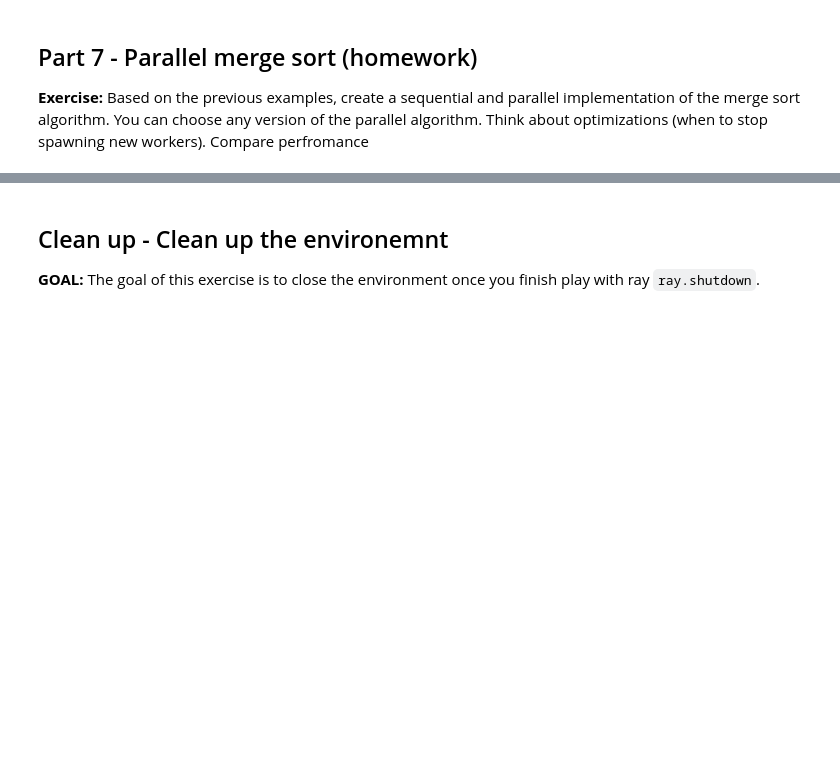
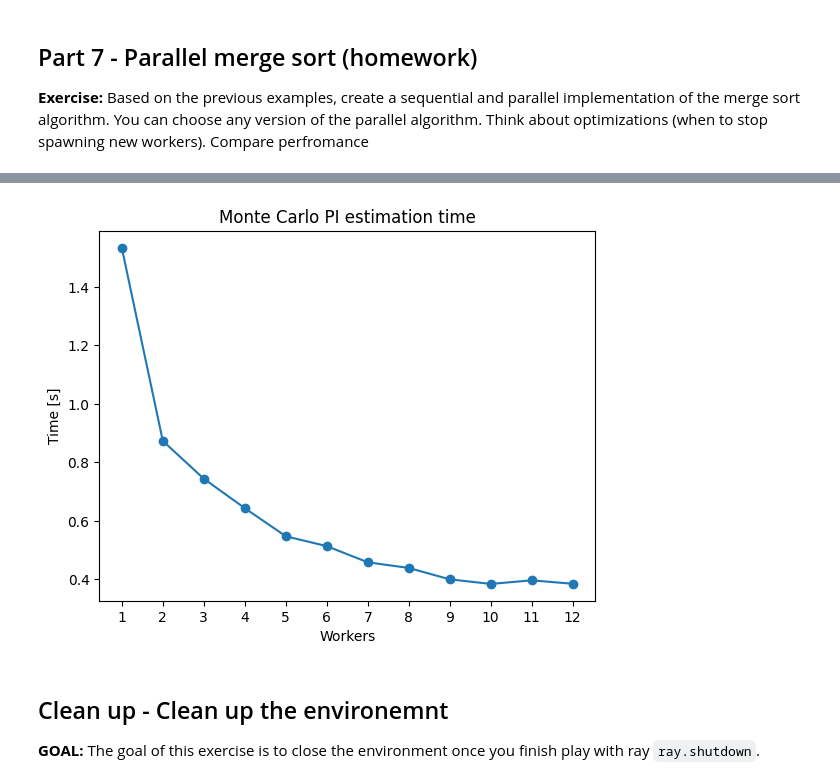
Before and after one commit to mpodmokly/distributed-systems, a Jupyter notebook: lab6/lab-ray.ipynb, the cells around one changed output, grey strips where cells are left out. Saved outputs shown, nothing was run; the diff lists cells and outputs as text; code cells hidden in the pictures; blank space fills up the shorter version.

```diff
--- a/lab6/lab-ray.ipynb
+++ b/lab6/lab-ray.ipynb
@@ -1260,7 +1260,7 @@ def merge_sort_parallel(tab, p):
 # %%
 n = 10000000
 tab = np.random.randint(0, 999, n)
-p_range = [1, 2, 3, 4, 5, 6]
+p_range = [1, 2, 3, 4, 5, 6, 7, 8, 9, 10, 11, 12]
 time.sleep(2)
 
 start_time = time.time()
@@ -1318,3 +1334,14 @@ Current value of π is: 3.1414312589618585
 Current value of π is: 3.141471492704826
 # %%
 # implement here
+
+@ray.remote
+def points_generator(p, q, n):
+    points = np.random.uniform([p, -1], [q, 1], size=(n, 2))
+    count = 0
+
+    for p in points:
+        if np.linalg.norm(p) <= 1:
+            count += 1
+
+    return count
@@ -1320,0 +1373,13 @@ Current value of π is: 3.141471492704826
+# %%
+n = 1000000
+workers = [1, 2, 3, 4, 5, 6, 7, 8, 9, 10, 11, 12]
+durations = []
+time.sleep(2)
+
+for w in workers:
+    time_start = time.time()
+    pi = estimate_pi(n, w)
+    time_end = time.time()
+    durations.append(time_end - time_start)
+
+    print(f"PI estimation {w} workers time: {np.round(durations[-1], 2)} s\n")
@@ -1321,3 +1404,14 @@ Current value of π is: 3.141471492704826
+# %%
+plt.scatter(workers, durations)
+plt.plot(workers, durations)
+plt.xticks(workers)
+
+plt.xlabel("Workers")
+plt.ylabel("Time [s]")
+plt.title("Monte Carlo PI estimation time")
+plt.show()
+# %% [output]
+[figure, added]
 # %% [markdown]
 ## Clean up  - Clean up the environemnt
 
```
Also changed, not shown: parts of 26 cells of this notebook.
